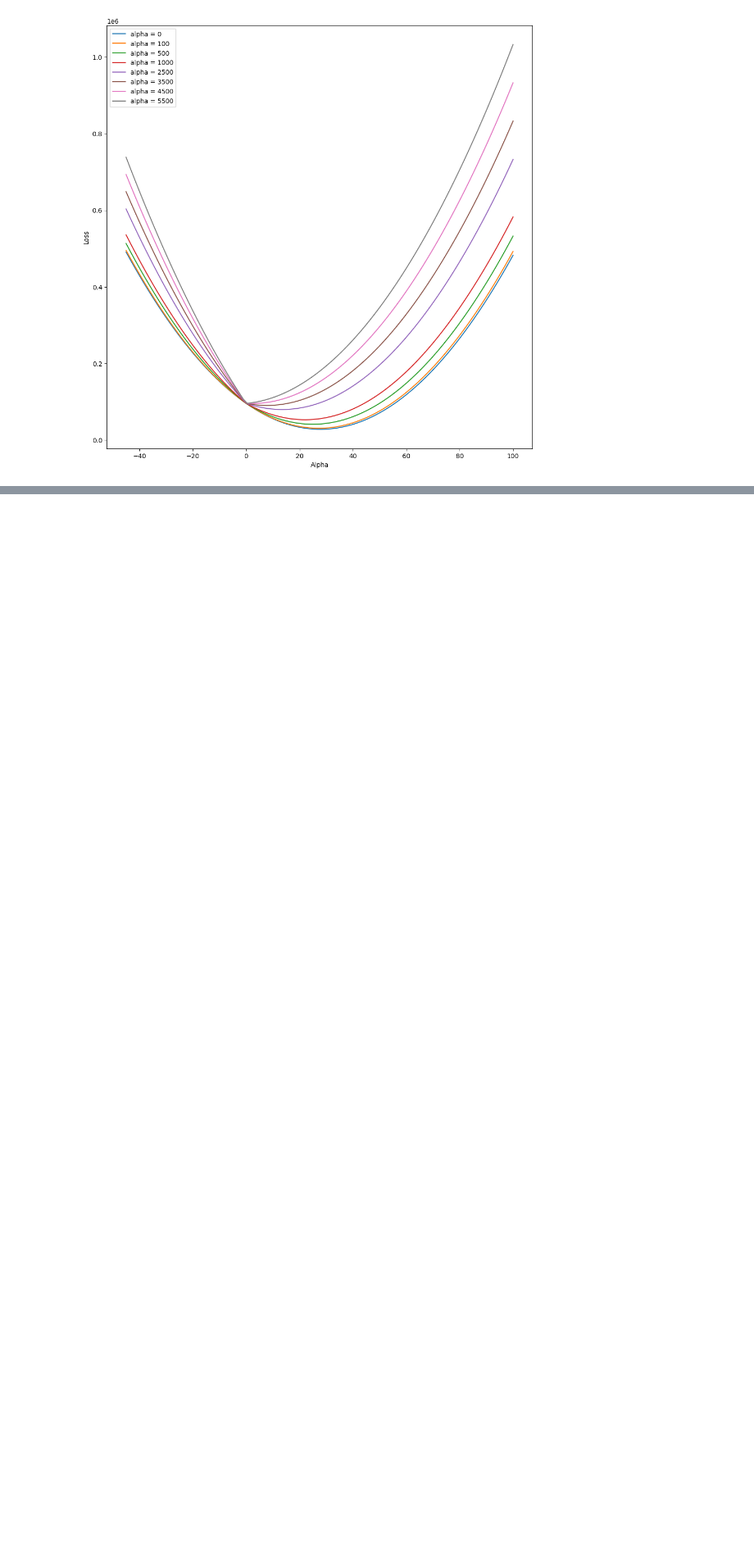
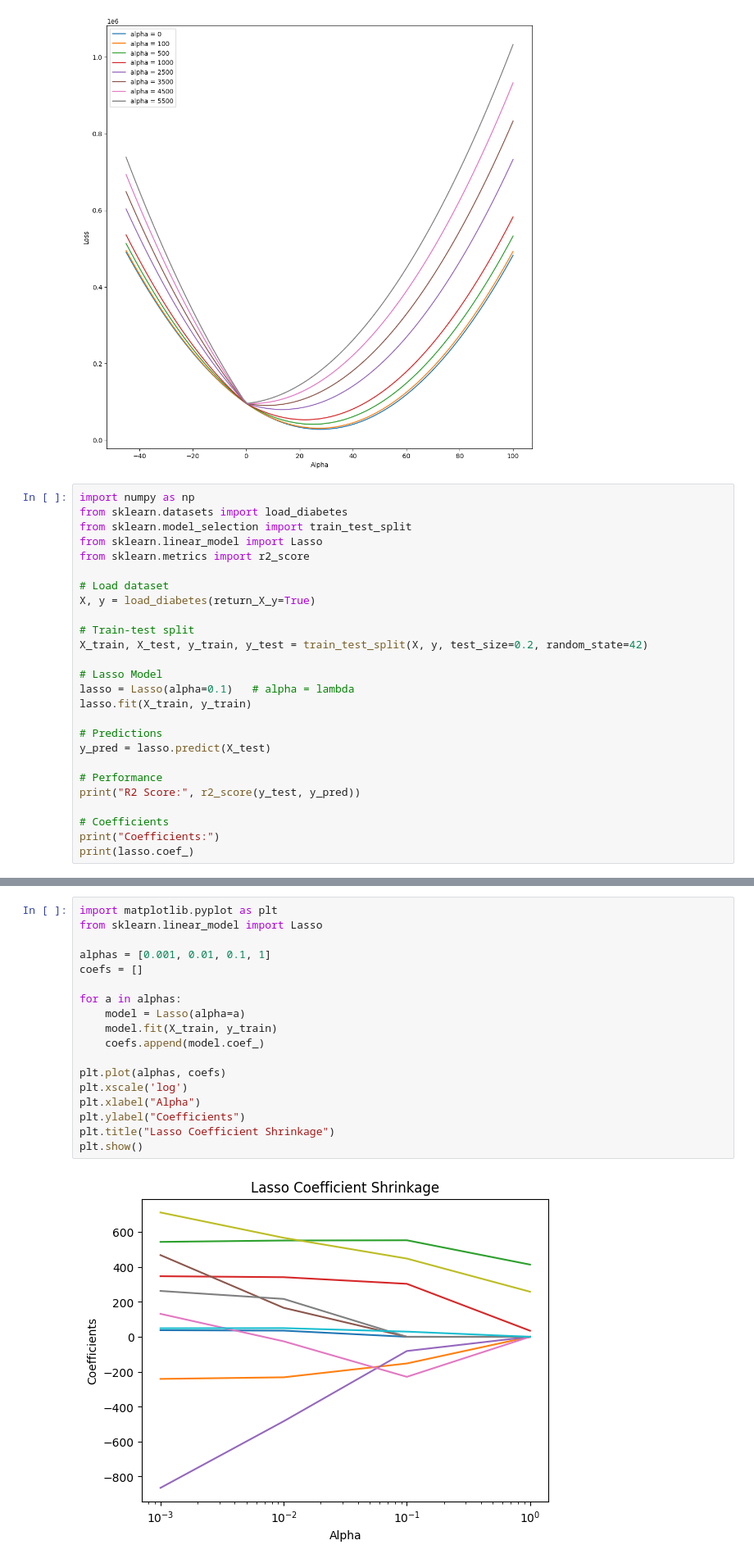
Before and after one commit to faisu6339-glitch/Machine-learning, a Jupyter notebook: Lasso_Regression.ipynb, the cells around one changed output, grey strips where cells are left out. Shown at 82% size. Drawn from its saved outputs; the diff is of its cells as text; blank space fills up the shorter version.

```diff
--- a/Lasso_Regression.ipynb
+++ b/Lasso_Regression.ipynb
@@ -354,3 +354,29 @@ plt.ylabel('Loss')
 plt.show()
 # %% [output]
 [figure]
+# %%
+import numpy as np
+from sklearn.datasets import load_diabetes
+from sklearn.model_selection import train_test_split
+from sklearn.linear_model import Lasso
+from sklearn.metrics import r2_score
+
+# Load dataset
+X, y = load_diabetes(return_X_y=True)
+
+# Train-test split
+X_train, X_test, y_train, y_test = train_test_split(X, y, test_size=0.2, random_state=42)
+
+# Lasso Model
+lasso = Lasso(alpha=0.1)   # alpha = lambda
+lasso.fit(X_train, y_train)
+
+# Predictions
+y_pred = lasso.predict(X_test)
+
+# Performance
+print("R2 Score:", r2_score(y_test, y_pred))
+
+# Coefficients
+print("Coefficients:")
+print(lasso.coef_)
@@ -356,0 +410,20 @@ plt.show()
+# %%
+import matplotlib.pyplot as plt
+from sklearn.linear_model import Lasso
+
+alphas = [0.001, 0.01, 0.1, 1]
+coefs = []
+
+for a in alphas:
+    model = Lasso(alpha=a)
+    model.fit(X_train, y_train)
+    coefs.append(model.coef_)
+
+plt.plot(alphas, coefs)
+plt.xscale('log')
+plt.xlabel("Alpha")
+plt.ylabel("Coefficients")
+plt.title("Lasso Coefficient Shrinkage")
+plt.show()
+# %% [output]
+[figure, added]
```
Also changed, not shown: parts of 2 cells of this notebook.
